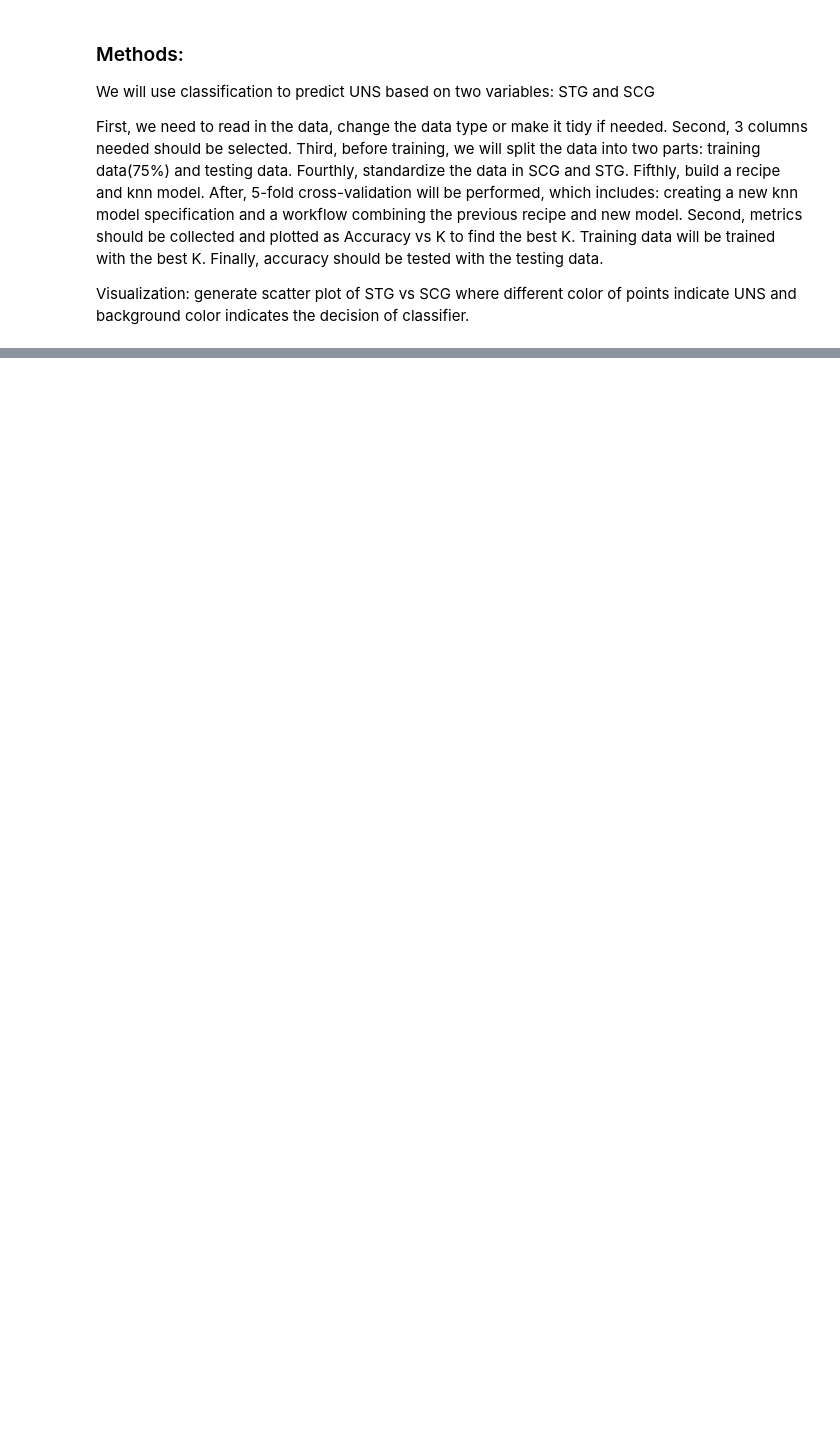
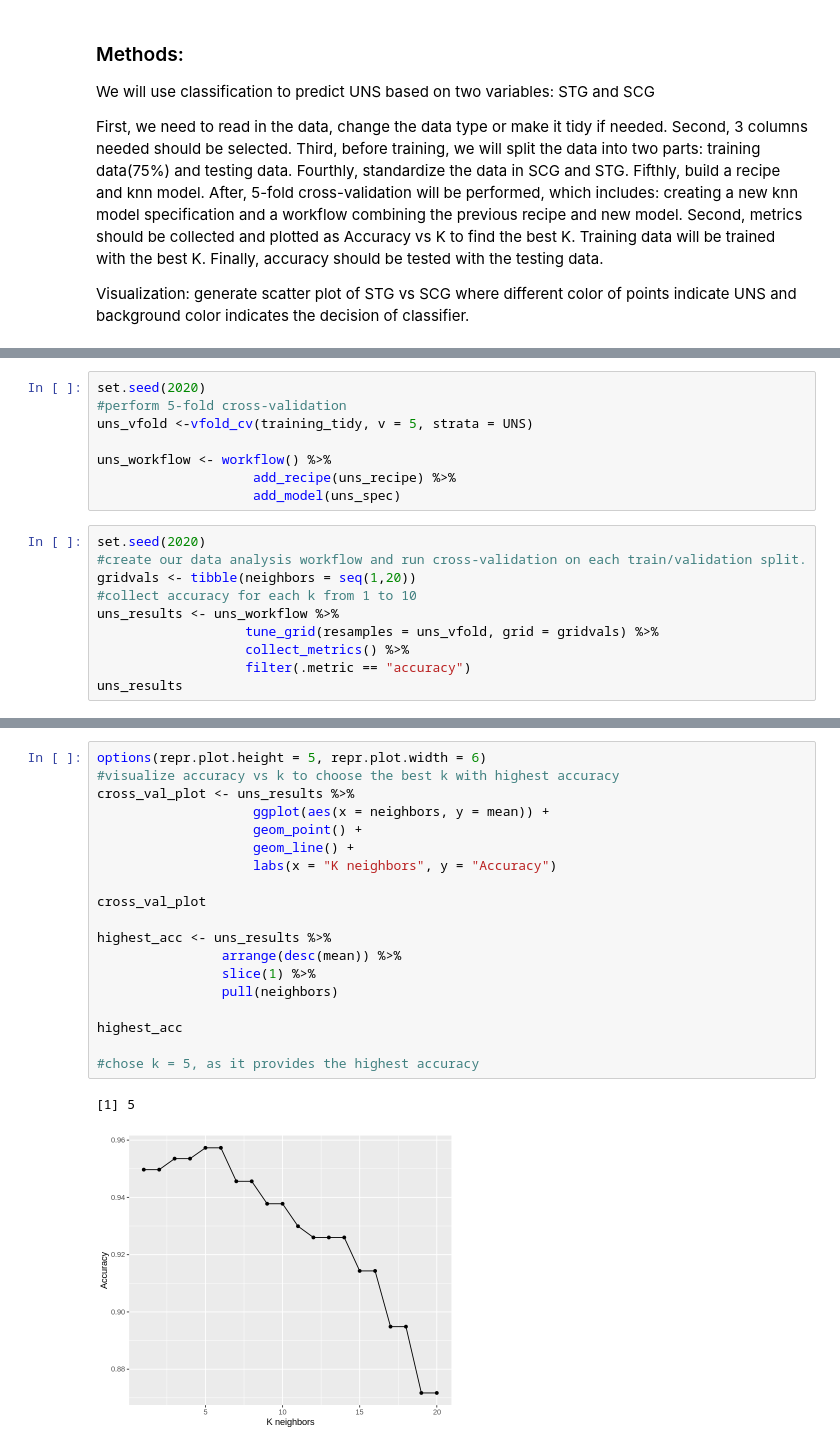
Before and after one commit to mbrown1603/dsci_100_project, a Jupyter notebook: UserKnowledgeProject-Copy1.ipynb, the cells around one changed output, grey strips where cells are left out. Drawn from its saved outputs; the diff is of its cells as text; blank space fills up the shorter version.

```diff
--- a/UserKnowledgeProject-Copy1.ipynb
+++ b/UserKnowledgeProject-Copy1.ipynb
@@ -181,0 +177,18 @@ https://bizfluent.com/list-6691598-types-workplace-ethics.html
+# %%
+set.seed(2020)
+#perform 5-fold cross-validation
+uns_vfold <-vfold_cv(training_tidy, v = 5, strata = UNS)
+
+uns_workflow <- workflow() %>%
+                    add_recipe(uns_recipe) %>%
+                    add_model(uns_spec)
+# %%
+set.seed(2020)
+#create our data analysis workflow and run cross-validation on each train/validation split.
+gridvals <- tibble(neighbors = seq(1,20))
+#collect accuracy for each k from 1 to 10
+uns_results <- uns_workflow %>%
+                   tune_grid(resamples = uns_vfold, grid = gridvals) %>%
+                   collect_metrics() %>%
+                   filter(.metric == "accuracy")
+uns_results
@@ -181,0 +215,22 @@ https://bizfluent.com/list-6691598-types-workplace-ethics.html
+# %%
+options(repr.plot.height = 5, repr.plot.width = 6)
+#visualize accuracy vs k to choose the best k with highest accuracy
+cross_val_plot <- uns_results %>%
+                    ggplot(aes(x = neighbors, y = mean)) +
+                    geom_point() +
+                    geom_line() +
+                    labs(x = "K neighbors", y = "Accuracy")
+
+cross_val_plot
+
+highest_acc <- uns_results %>%
+                arrange(desc(mean)) %>%
+                slice(1) %>%
+                pull(neighbors)
+
+highest_acc
+
+#chose k = 5, as it provides the highest accuracy
+# %% [output]
+[1] 5
+[figure, added]
```
Also changed, not shown: parts of 15 cells of this notebook.
